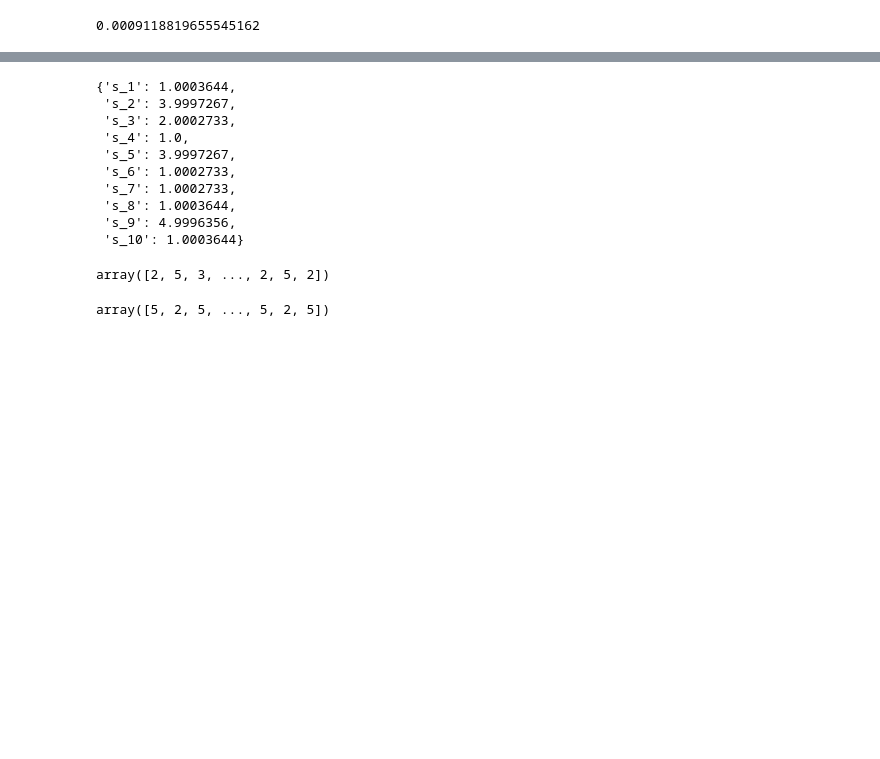
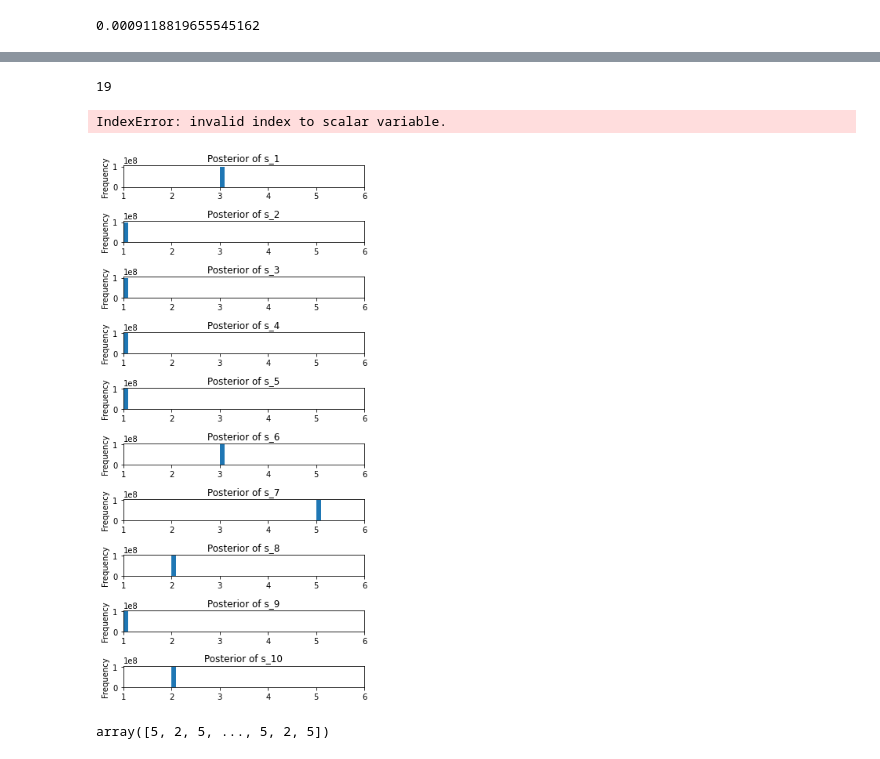
Before and after one commit to Edderic/BRML, a Jupyter notebook: solutions/ch-3.ipynb, the cells around one changed output, grey strips where cells are left out. Drawn from its saved outputs; the diff is of its cells as text; code cells hidden in the pictures; blank space fills up the shorter version.

```diff
--- a/solutions/ch-3.ipynb
+++ b/solutions/ch-3.ipynb
@@ -868,7 +868,7 @@ np.exp(-7)
 # %%
 import numpy as np
 
-def proba_pick_one_over_others(first, second, third, max_diff, prop):
+def proba_pick_one_over_others(first, second, third):
     """
     Parameters:
         first: integer
@@ -913,6 +913,7 @@ def proba_pick_one_over_others(first, second, third, max_diff, prop):
         which is also a valid probability.
     """
     #return prop * np.exp(first - np.maximum(second, third) - max_diff)
+    #return 1.0 / (1 + np.exp(np.maximum(second, third) - first))
     return 1.0 / (1 + np.exp(first - np.maximum(second, third)))
 
 num_sims = 10_000_000
@@ -927,8 +928,6 @@ s_7 = np.random.randint(low=1, high=6, size=num_sims)
 s_8 = np.random.randint(low=1, high=6, size=num_sims)
 s_9 = np.random.randint(low=1, high=6, size=num_sims)
 s_10 = np.random.randint(low=1, high=6, size=num_sims)
-
-max_diff = 4
 
 interest_levels = np.array([s_1, s_2, s_3, s_4, s_5, s_6, s_7, s_8, s_9, s_10])
 events = [
@@ -954,17 +953,12 @@ events = [
     (1,4,2)
 ]
 
-#prop = np.random.uniform(low=0, high=1, size=num_sims)
-prop = np.ones(num_sims)
-
 sim_events = [np.random.binomial(
         n=1,
         p=proba_pick_one_over_others(
             interest_levels[first - 1],
             interest_levels[second - 1],
             interest_levels[third - 1],
-            max_diff,
-            prop
         )
     ) for first, second, third in events]
 
@@ -975,20 +987,21 @@ for i in range(1, len(sim_events)):
+# %%
+i
+# %% [output]
+19
 # %%
-{f's_{i+1}': s[result].mean() for i, s in enumerate(interest_levels)}
+{f's_{i+1}': s[i][np.where(result)[0]].mean() for i, s in enumerate(interest_levels)}
 # %% [output]
-{'s_1': 1.0003644,
- 's_2': 3.9997267,
- 's_3': 2.0002733,
- 's_4': 1.0,
- 's_5': 3.9997267,
- 's_6': 1.0002733,
- 's_7': 1.0002733,
- 's_8': 1.0003644,
- 's_9': 4.9996356,
- 's_10': 1.0003644}
+IndexError: invalid index to scalar variable.
-# %%
-interest_levels[0]
-# %% [output]
-array([2, 5, 3, ..., 2, 5, 2])
+# %%
+fig, ax = plt.subplots(10,1, figsize=(5, 10))
+
+for i, int_level in enumerate(interest_levels):
+    pd.Series(int_level[result]).plot.hist(ax=ax[i],xlim=(1,6))
+    ax[i].set_title(f'Posterior of s_{i+1}')
+
+plt.tight_layout()
+# %% [output]
+[figure, added]
 # %%
 s_1[result]
 # %% [output]
```
Also changed, not shown: parts of 2 cells of this notebook.
